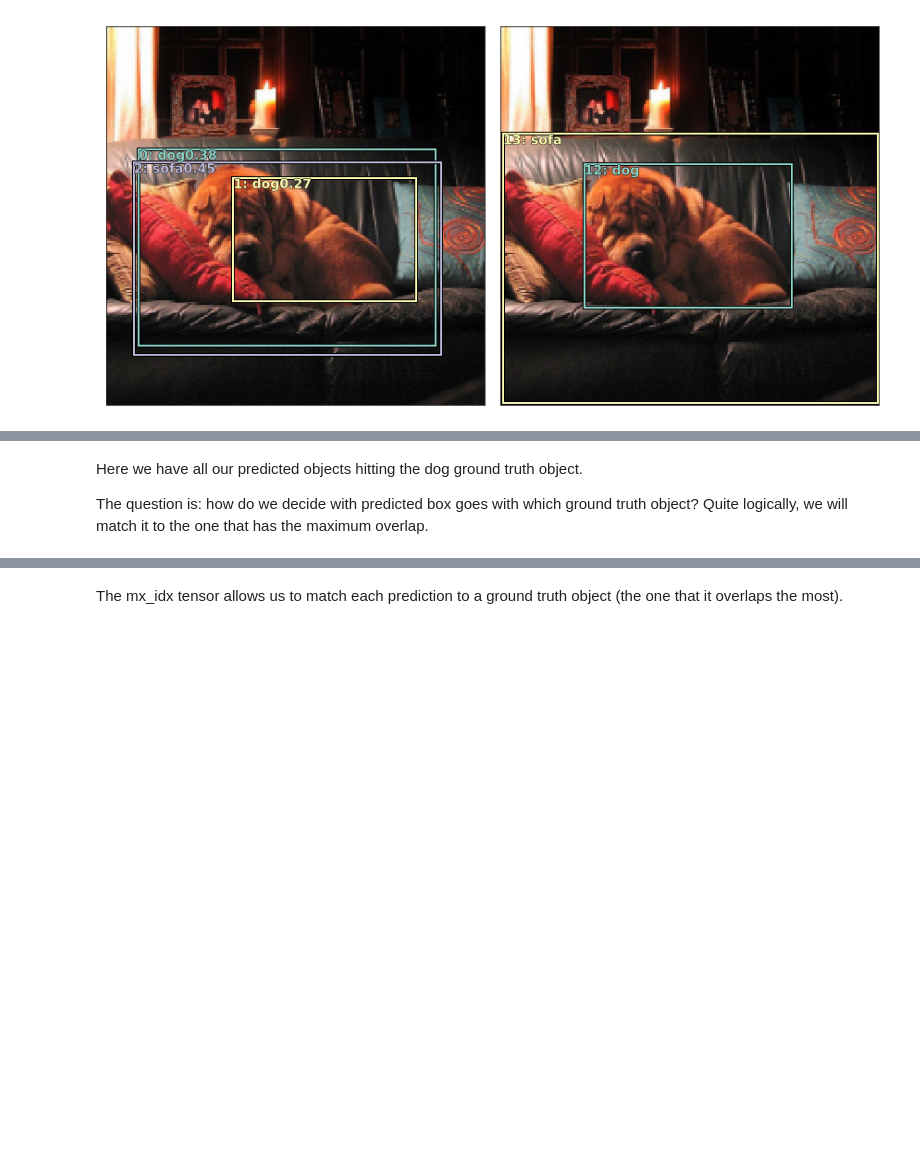
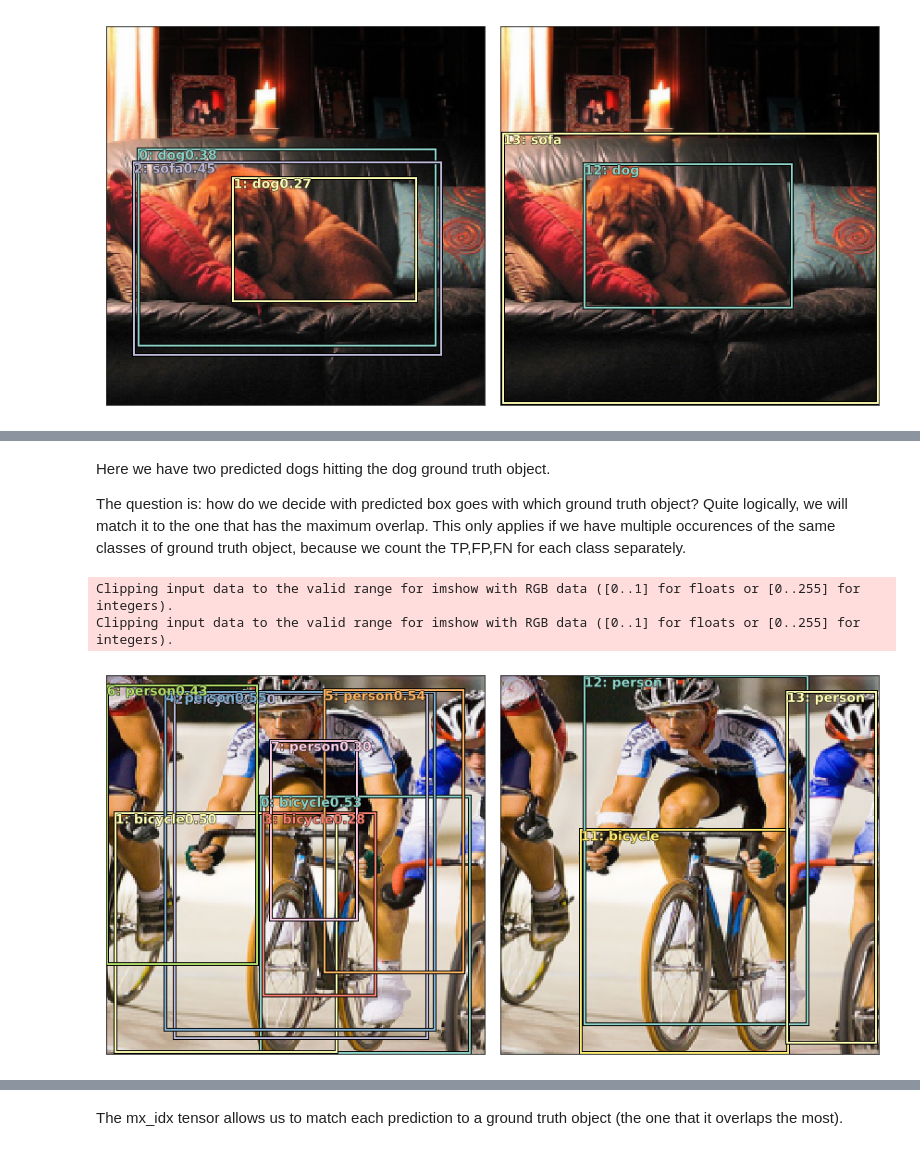
Before and after one commit to sgugger/Deep-Learning, a Jupyter notebook: mAP/Computing the mAP metric.ipynb, the cells around one changed output, grey strips where cells are left out. Cells and saved outputs as stored; diff of their text form; code cells hidden in the pictures; blank space fills up the shorter version.

```diff
--- a/mAP/Computing the mAP metric.ipynb
+++ b/mAP/Computing the mAP metric.ipynb
@@ -466,4 +470,10 @@ show_hits(1,1)
 # %% [markdown]
-Here we have all our predicted objects hitting the dog ground truth object.
+Here we have two predicted dogs hitting the dog ground truth object.
 
-The question is: how do we decide with predicted box goes with which ground truth object? Quite logically, we will match it to the one that has the maximum overlap.
+The question is: how do we decide with predicted box goes with which ground truth object? Quite logically, we will match it to the one that has the maximum overlap. This only applies if we have multiple occurences of the same classes of ground truth object, because we count the TP,FP,FN for each class separately.
+# %%
+compare(0)
+# %% [output]
+Clipping input data to the valid range for imshow with RGB data ([0..1] for floats or [0..255] for integers).
+Clipping input data to the valid range for imshow with RGB data ([0..1] for floats or [0..255] for integers).
+[figure, added]
```
Also changed, not shown: parts of 41 cells of this notebook.
